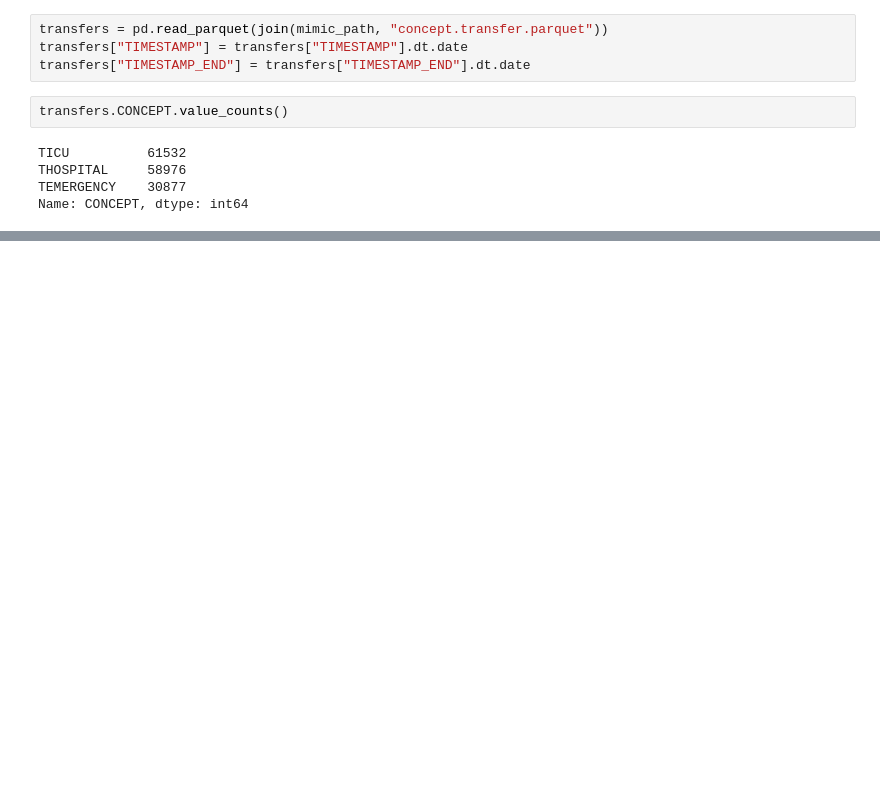
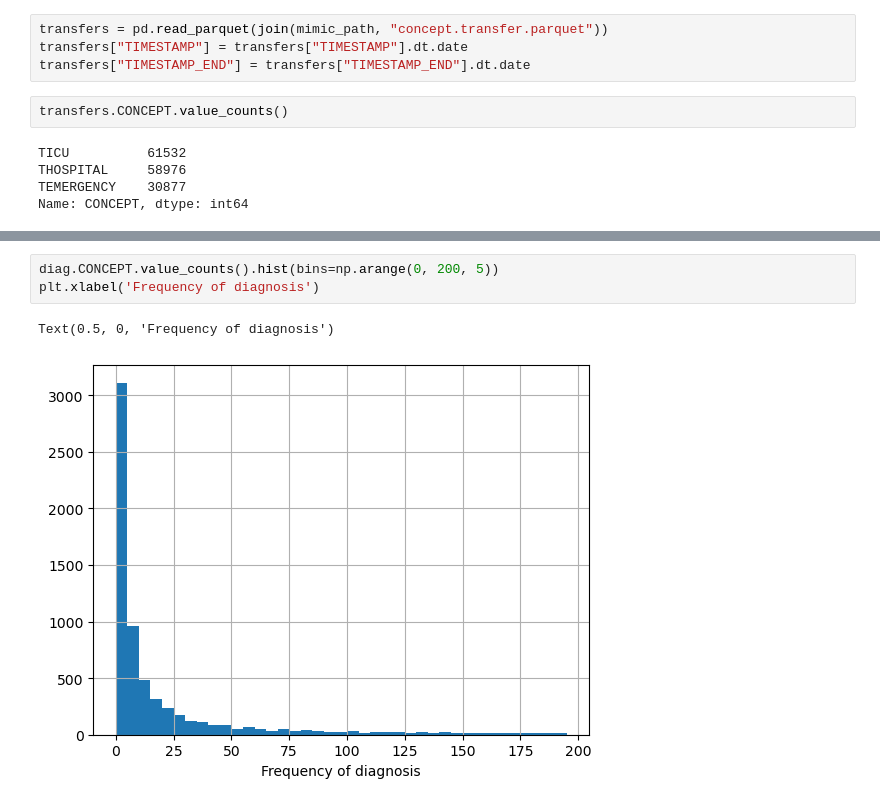
Before and after one commit to kirilklein/patbert, a Jupyter notebook: notebooks/explore/mimic3.ipynb, the cells around one changed output, grey strips where cells are left out. Cells and saved outputs as stored; diff of their text form; blank space fills up the shorter version.

```diff
--- a/notebooks/explore/mimic3.ipynb
+++ b/notebooks/explore/mimic3.ipynb
@@ -65,0 +80,6 @@ We should replace values occuring in less than 1% with a RARE token
+# %%
+diag.CONCEPT.value_counts().hist(bins=np.arange(0, 200, 5))
+plt.xlabel('Frequency of diagnosis')
+# %% [output]
+Text(0.5, 0, 'Frequency of diagnosis')
+[figure, added]
```
Also changed, not shown: parts of 18 cells of this notebook, 2 other files.
